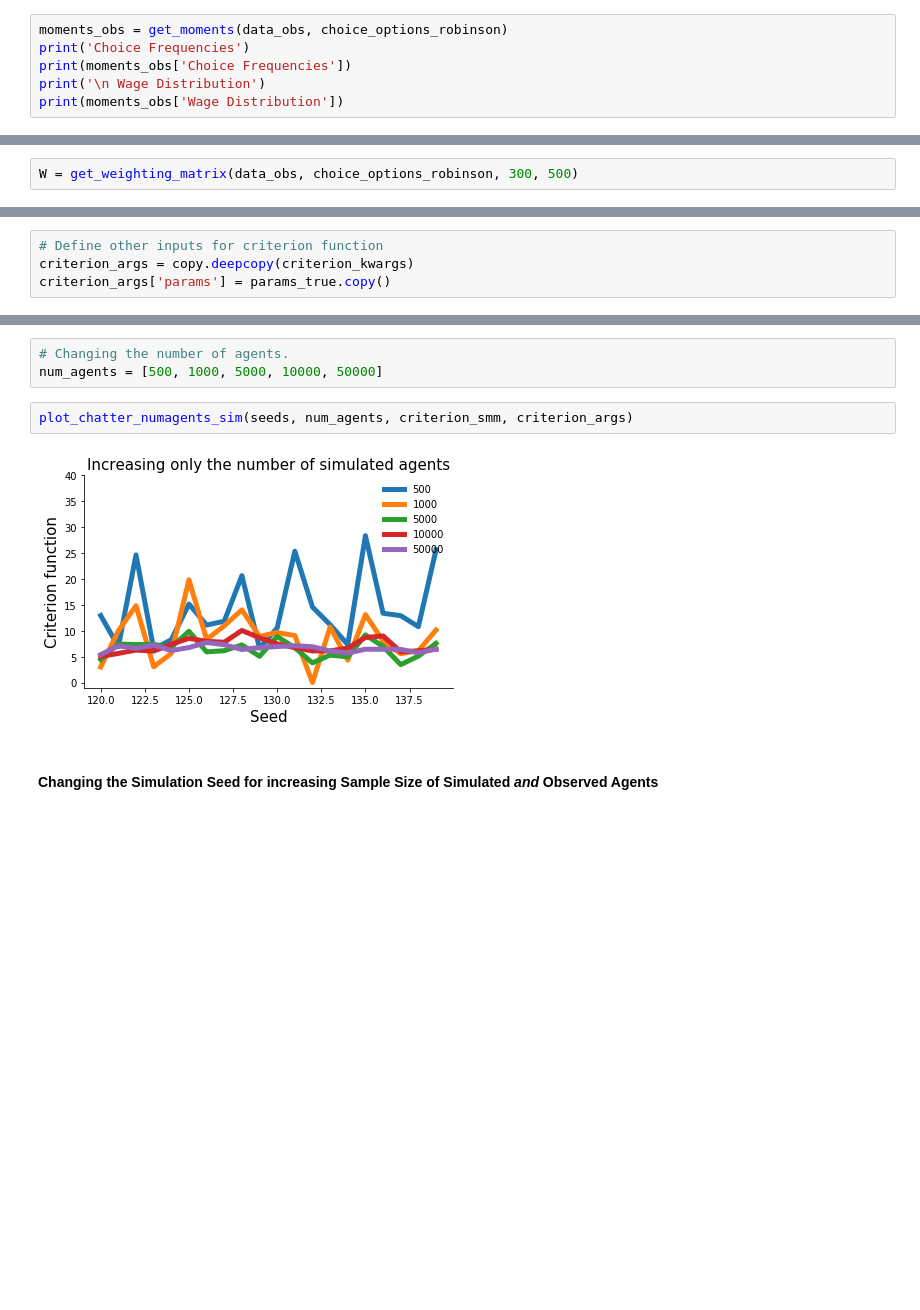
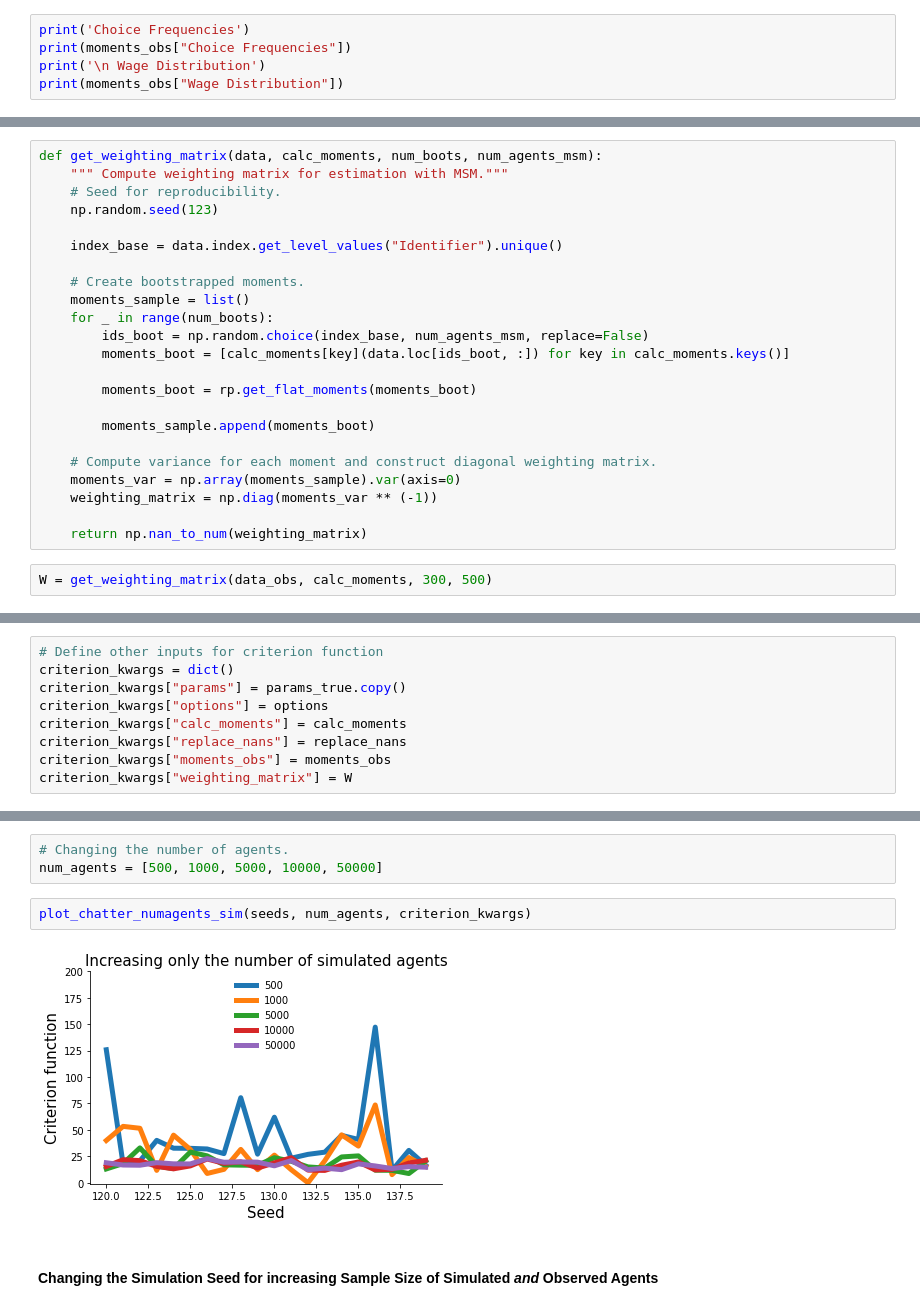
Before and after one commit to OpenSourceEconomics/ekw-lectures, a Jupyter notebook: lectures/02_method_of_simulated_moments/notebook.ipynb, the cells around one changed output, grey strips where cells are left out. Cells and saved outputs as stored; diff of their text form; blank space fills up the shorter version.

Commit message:
Align method of simulated moments lecture with respy interface (#6)
* Adjusting MSM lecture to respy MSM interface.

* Updated Robinson Economy lecture.

* Updated Maximum Likelihood lecture.

```diff
--- a/lectures/02_method_of_simulated_moments/notebook.ipynb
+++ b/lectures/02_method_of_simulated_moments/notebook.ipynb
@@ -158,8 +142,7 @@ Now we are ready to calculate the moments.
 # %%
-moments_obs = get_moments(data_obs, choice_options_robinson)
 print('Choice Frequencies')
-print(moments_obs['Choice Frequencies'])
+print(moments_obs["Choice Frequencies"])
 print('\n Wage Distribution')
-print(moments_obs['Wage Distribution'])
+print(moments_obs["Wage Distribution"])
 # %% [output]
 Choice Frequencies
@@ -199,5 +169,28 @@ def get_weighting_matrix(df_base, choice_options, num_boots, num_agents_smm):
+# %%
+def get_weighting_matrix(data, calc_moments, num_boots, num_agents_msm):
+    """ Compute weighting matrix for estimation with MSM."""
+    # Seed for reproducibility.
+    np.random.seed(123)
+
+    index_base = data.index.get_level_values("Identifier").unique()
+
+    # Create bootstrapped moments.
+    moments_sample = list()
+    for _ in range(num_boots):
+        ids_boot = np.random.choice(index_base, num_agents_msm, replace=False)
+        moments_boot = [calc_moments[key](data.loc[ids_boot, :]) for key in calc_moments.keys()]
+
+        moments_boot = rp.get_flat_moments(moments_boot)
+
+        moments_sample.append(moments_boot)
+
+    # Compute variance for each moment and construct diagonal weighting matrix.
+    moments_var = np.array(moments_sample).var(axis=0)
+    weighting_matrix = np.diag(moments_var ** (-1))
+
+    return np.nan_to_num(weighting_matrix)
 # %%
-W = get_weighting_matrix(data_obs, choice_options_robinson, 300, 500)
+W = get_weighting_matrix(data_obs, calc_moments, 300, 500)
 # %%
 pd.DataFrame(W)
 # %% [output]
@@ -490,8 +448,13 @@ The section above shows what happens to the criterion function if we change the
 seeds = list(range(120,140,1))
 # %%
 # Define other inputs for criterion function
-criterion_args = copy.deepcopy(criterion_kwargs)
-criterion_args['params'] = params_true.copy()
+criterion_kwargs = dict()
+criterion_kwargs["params"] = params_true.copy()
+criterion_kwargs["options"] = options
+criterion_kwargs["calc_moments"] = calc_moments
+criterion_kwargs["replace_nans"] = replace_nans
+criterion_kwargs["moments_obs"] = moments_obs
+criterion_kwargs["weighting_matrix"] = W
 # %% [markdown]
 The plot below shows the criterion function for different simulation seeds, including the true one. We can seed that different seeds lead to different fits between the simulated and observed data, with some seeds performing worse than others. Only the true seed leads to a function value of 0.
 # %%
@@ -506,9 +469,9 @@ We now repeat this exercise for an increasing number of simulated agents. As the
 # Changing the number of agents.
 num_agents = [500, 1000, 5000, 10000, 50000]
 # %%
-plot_chatter_numagents_sim(seeds, num_agents, criterion_smm, criterion_args)
+plot_chatter_numagents_sim(seeds, num_agents, criterion_kwargs)
 # %% [output]
-[figure, old version]
+[figure, new version]
 # %% [markdown]
 #### Changing the Simulation Seed for increasing Sample Size of Simulated *and* Observed Agents
 # %% [markdown]
```
Also changed, not shown: parts of 51 cells of this notebook, 7 other files.
